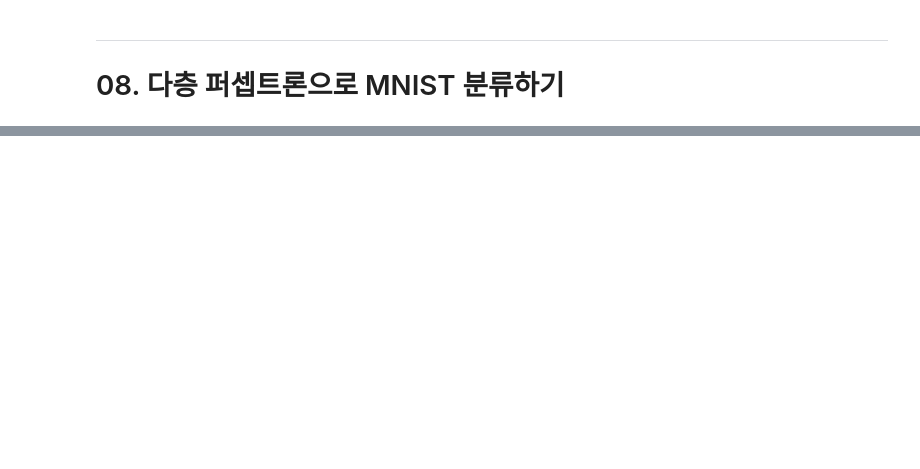
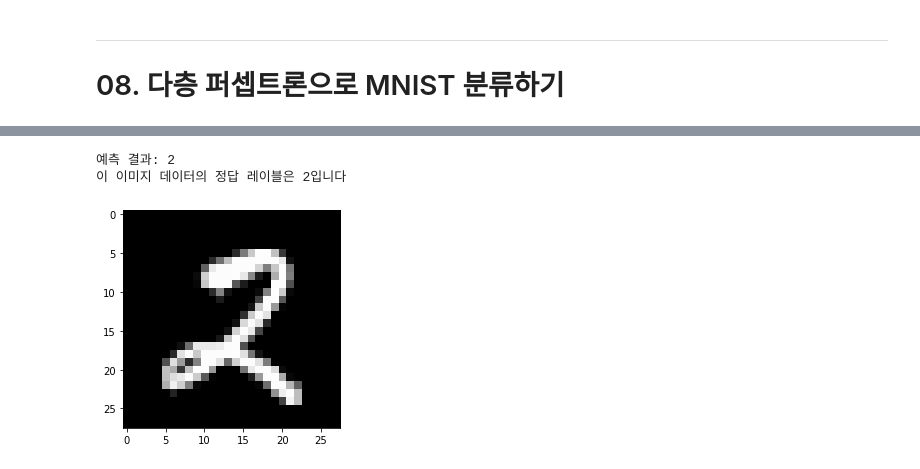
Before and after one commit to DUMCHPPACH/YOUNG, a Jupyter notebook: startwhithtorch/06_08.ipynb, the cells around one changed output, grey strips where cells are left out. Saved outputs shown, nothing was run; the diff lists cells and outputs as text; code cells hidden in the pictures; blank space fills up the shorter version.

```diff
--- a/startwhithtorch/06_08.ipynb
+++ b/startwhithtorch/06_08.ipynb
@@ -20,0 +87,25 @@ KeyError: 0
+# %%
+X_train, X_test, y_train, y_test = train_test_split(X, y, test_size=1/7, random_state=0)
+
+X_train = torch.Tensor(X_train)
+X_test = torch.Tensor(X_test)
+y_train = torch.LongTensor(y_train)
+y_test = torch.LongTensor(y_test)
+
+ds_train = TensorDataset(X_train, y_train)
+ds_test = TensorDataset(X_test, y_test)
+
+loader_train = DataLoader(ds_train, batch_size=64, shuffle=True)
+loader_test = DataLoader(ds_test, batch_size=64, shuffle=True)
+# %%
+# 다층 퍼셉트론
+from torch import nn
+
+model = nn.Sequential()
+model.add_module('fc1', nn.Linear(28*28*1, 100))
+model.add_module('relu1', nn.ReLU())
+model.add_module('fc2', nn.Linear(100, 100))
+model.add_module('relu2', nn.ReLU())
+model.add_module('fc3', nn.Linear(100, 10))
+
+print(model)
@@ -20,0 +205,18 @@ KeyError: 0
+# %%
+# 모델의 예측 성능 확인
+index = 2018
+
+model.eval()    # 신경망을 추론 모드로 전환
+data = X_test[index]
+output = model(data)    # 데이터를 입력하고 출력을 계산
+_, predicted = torch.max(output.data, 0)    # 확률이 가장 높은 레이블 계산
+
+print('예측 결과: {}'.format(predicted))
+
+X_test_show = (X_test[index]).numpy()
+plt.imshow(X_test_show.reshape(28, 28), cmap='gray')
+print('이 이미지 데이터의 정답 레이블은 {:.0f}입니다'.format(y_test[index]))
+# %% [output]
+예측 결과: 2
+이 이미지 데이터의 정답 레이블은 2입니다
+[figure, added]
```
Also changed, not shown: parts of 19 cells of this notebook.
